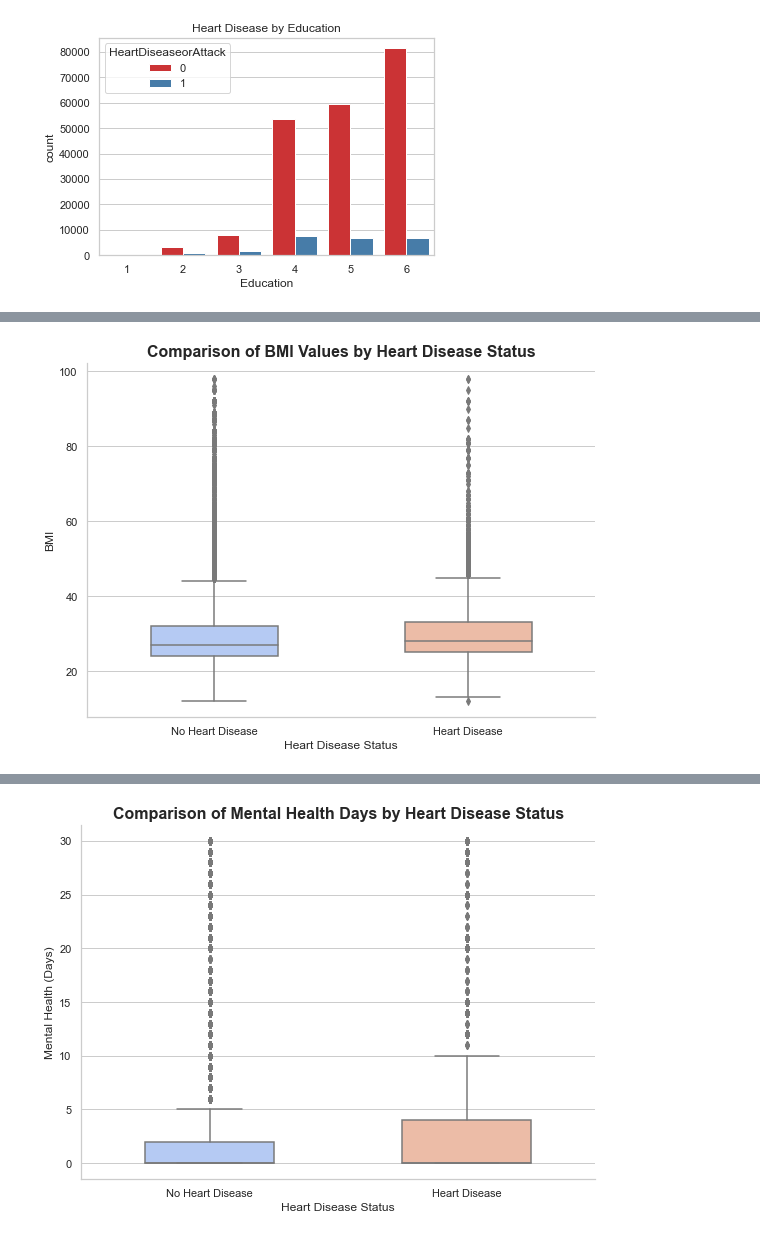
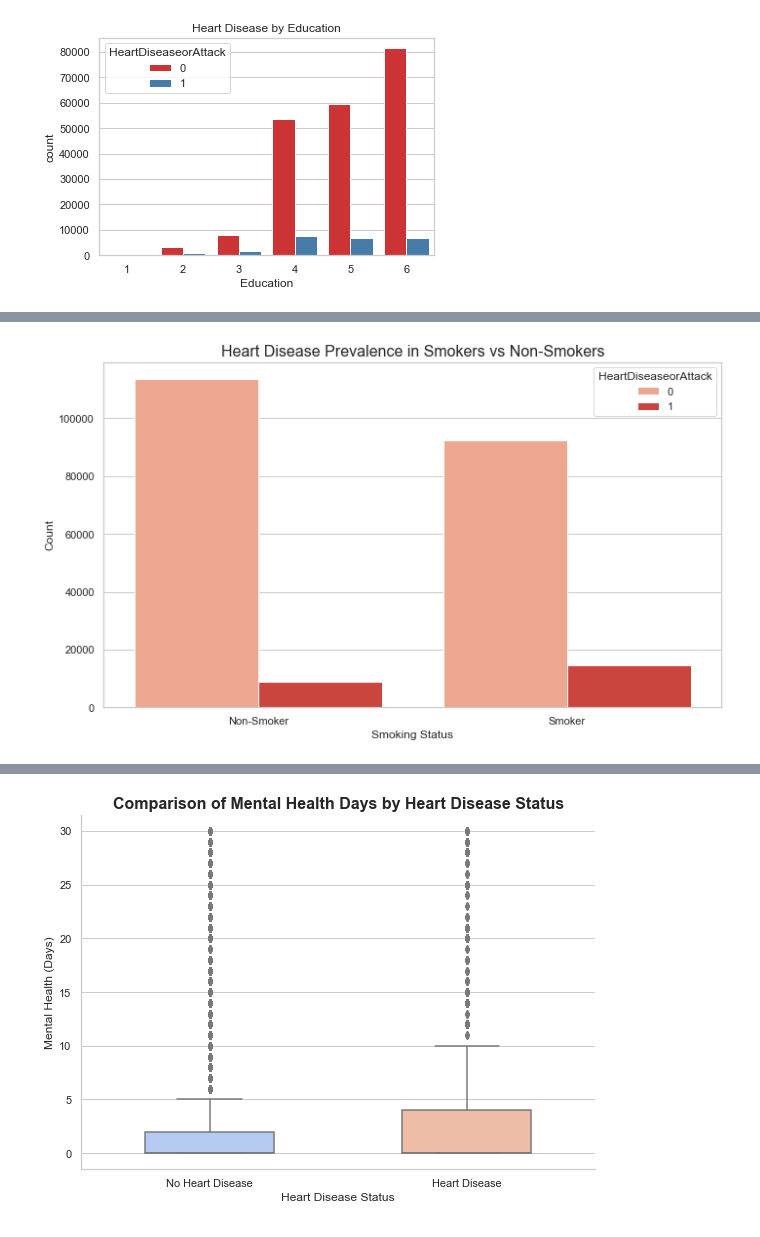
Before and after one commit to pr1thvi/HeartRisk-Demographic-Analysis, a Jupyter notebook: Mentormind_Healthcare_Analytics.ipynb, the cells around one changed output, grey strips where cells are left out. Drawn from its saved outputs; the diff is of its cells as text; code cells hidden in the pictures.

```diff
--- a/Mentormind_Healthcare_Analytics.ipynb
+++ b/Mentormind_Healthcare_Analytics.ipynb
@@ -244,25 +276,20 @@ plt.show()
 # %%
-# Set the style and palette
-sns.set(style="whitegrid")
-palette = sns.color_palette("coolwarm", 2)
+# Set the figure size
+plt.figure(figsize=(10, 6))
 
-# Create a boxplot for BMI vs Heart Disease
-plt.figure(figsize=(8, 6))
-sns.boxplot(x='HeartDiseaseorAttack', y='BMI', data=df, palette=palette, width=0.5)
+# Create a bar chart to compare Smokers and Non-Smokers with Heart Disease status
+sns.countplot(x='Smoker', hue='HeartDiseaseorAttack', data=df, palette='Reds')
 
-# Customize x-tick labels
-plt.xticks([0, 1], ['No Heart Disease', 'Heart Disease'])
+# Update x-tick labels to "Non-Smoker" and "Smoker"
+plt.xticks([0, 1], ['Non-Smoker', 'Smoker'])
 
-# Set titles and labels
-plt.title('Comparison of BMI Values by Heart Disease Status', fontsize=16, fontweight='bold')
-plt.xlabel('Heart Disease Status', fontsize=12)
-plt.ylabel('BMI', fontsize=12)
-
-# Remove top and right spines for a cleaner look
-sns.despine()
+# Add title and labels
+plt.title('Heart Disease Prevalence in Smokers vs Non-Smokers', fontsize=16)
+plt.xlabel('Smoking Status', fontsize=12)
+plt.ylabel('Count', fontsize=12)
 
 # Show the plot
 plt.tight_layout()
 plt.show()
 # %% [output]
-[figure, old version]
+[figure, new version]
```
Also changed, not shown: parts of 16 cells of this notebook.
